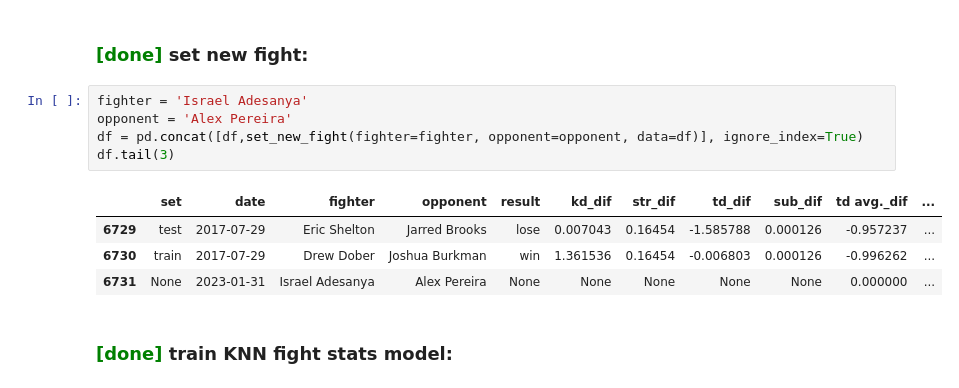
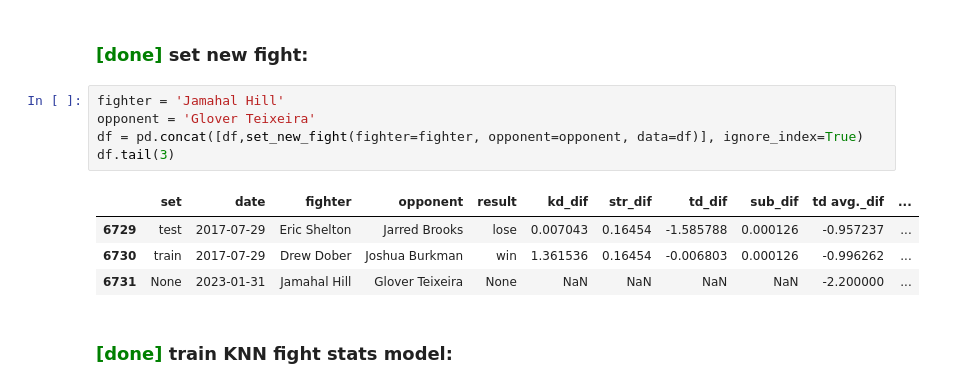
Before and after one commit to sagi778/ufc_fights_Predictor, a Jupyter notebook: notebooks/predictor.ipynb, the cells around one changed output. Saved outputs shown, nothing was run; the diff lists cells and outputs as text.

```diff
--- a/notebooks/predictor.ipynb
+++ b/notebooks/predictor.ipynb
@@ -51,15 +50,15 @@ Data Frame loaded: (11198, 17)
 # %% [markdown]
 ### <span style='color:green'> [done] </span> set new fight:
 # %%
-fighter = 'Israel Adesanya'
-opponent = 'Alex Pereira'
+fighter = 'Jamahal Hill'
+opponent = 'Glover Teixeira'
 df = pd.concat([df,set_new_fight(fighter=fighter, opponent=opponent, data=df)], ignore_index=True)
 df.tail(3)
 # %% [output]
 |  | set | date | fighter | opponent | result | kd_dif | str_dif | td_dif | sub_dif | td avg._dif | ... |
 | 6729 | test | 2017-07-29 | Eric Shelton | Jarred Brooks | lose | 0.007043 | 0.16454 | -1.585788 | 0.000126 | -0.957237 | ... |
 | 6730 | train | 2017-07-29 | Drew Dober | Joshua Burkman | win | 1.361536 | 0.16454 | -0.006803 | 0.000126 | -0.996262 | ... |
-| 6731 | None | 2023-01-31 | Israel Adesanya | Alex Pereira | None | None | None | None | None | 0.000000 | ... |
+| 6731 | None | 2023-01-31 | Jamahal Hill | Glover Teixeira | None | NaN | NaN | NaN | NaN | -2.200000 | ... |
 # %% [markdown]
 ### <span style='color:green'> [done] </span> train KNN fight stats model:
 # %%
```
Also changed, not shown: parts of 34 cells of this notebook, 2 other files.
